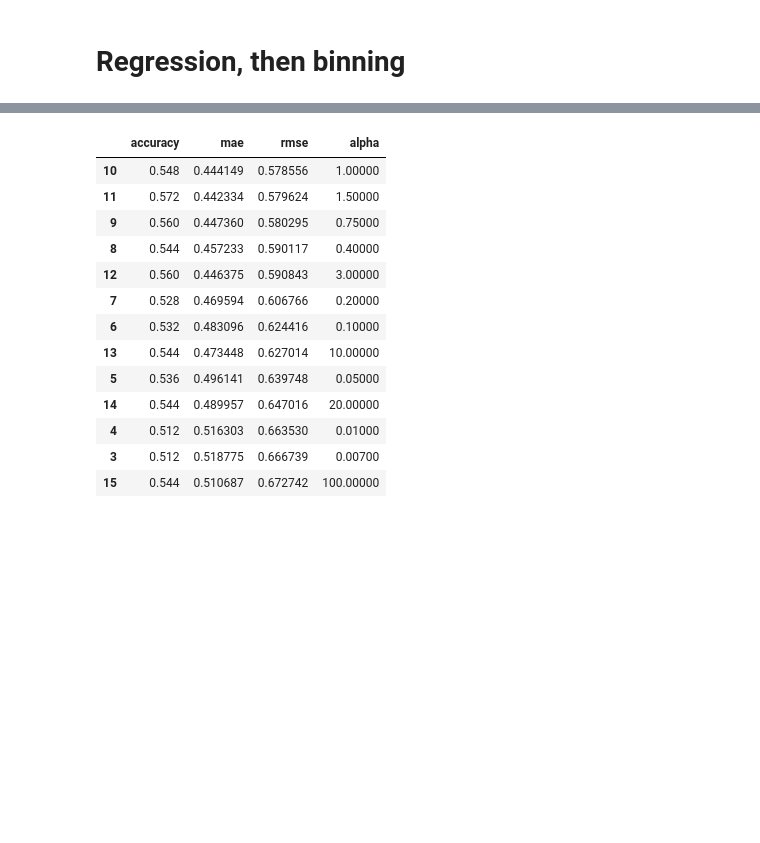
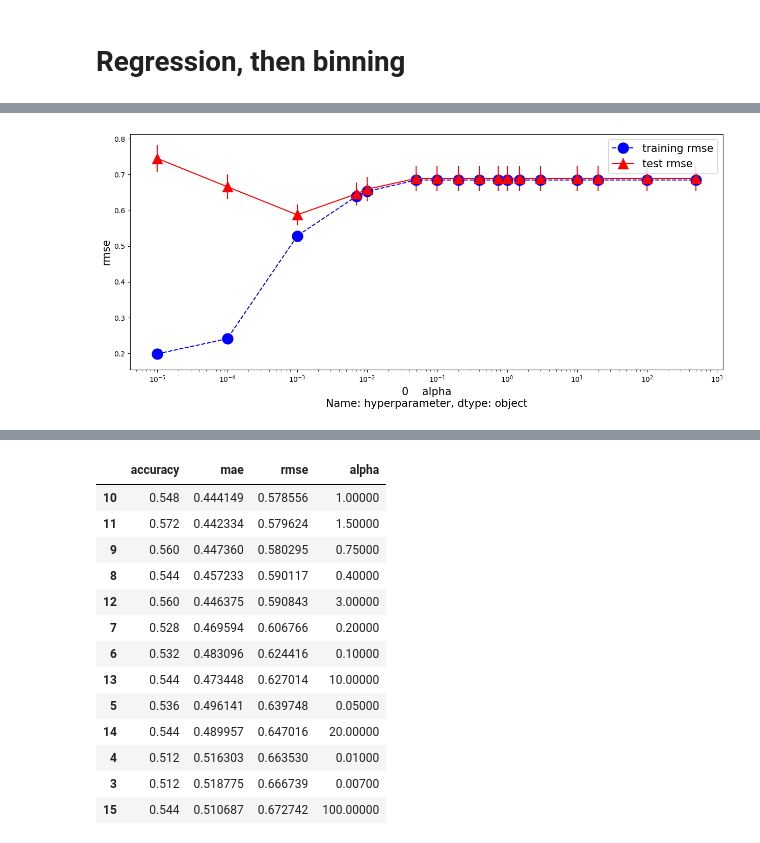
Before and after one commit to qigol/ml1-project-lt4, a Jupyter notebook: working-notebooks/q/review_predictor.ipynb, the cells around one changed output, grey strips where cells are left out. Drawn from its saved outputs; the diff is of its cells as text; code cells hidden in the pictures; blank space fills up the shorter version.

```diff
--- a/working-notebooks/q/review_predictor.ipynb
+++ b/working-notebooks/q/review_predictor.ipynb
@@ -377,3 +380,7 @@ test_tuner.results
+# %%
+test_tuner.plot_hyperparameter_tuning(17776854554, True, metric_name='rmse')
+# %% [output]
+[figure, added]
 # %%
 X_train_sample, X_test_sample, y_train_sample, y_test_sample = train_test_split(X_sample, y_sample, test_size=0.25, random_state=42)
 # %%
```
Also changed, not shown: parts of 10 cells of this notebook, 2 other files.
